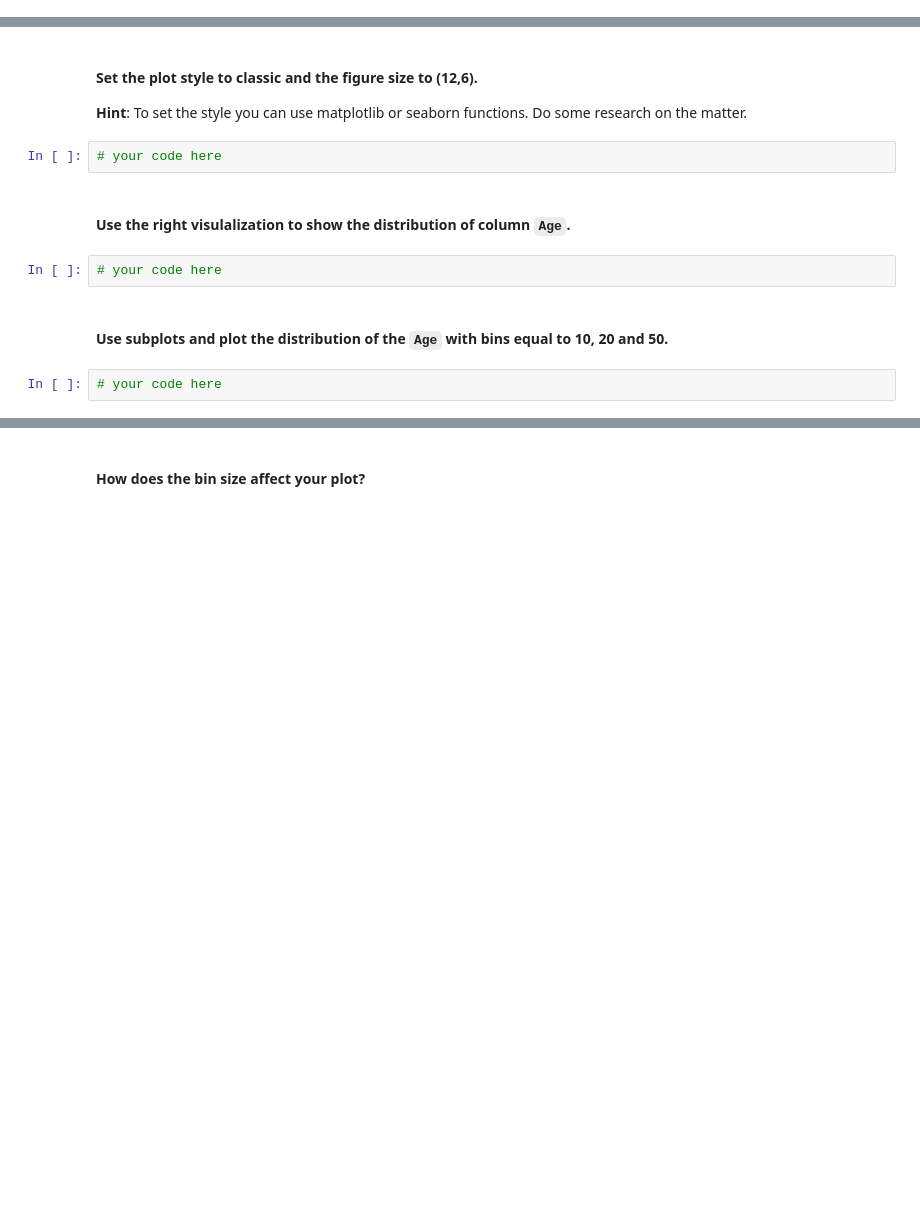
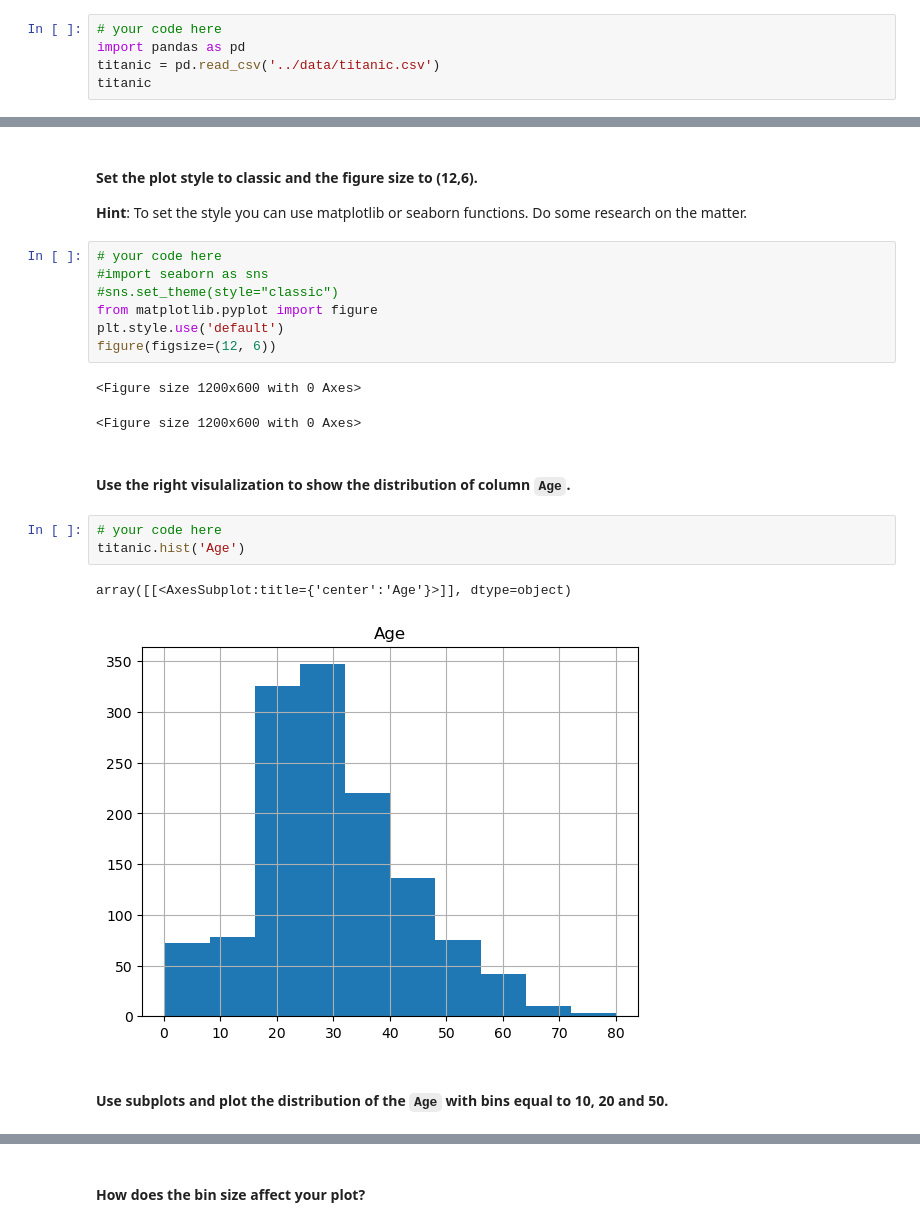
Before and after one commit to jdediegoAb/dataptmad0522_labs, a Jupyter notebook: module-2/matplotlib-seaborn/your-code/main.ipynb, the cells around one changed output, grey strips where cells are left out. Cells and saved outputs as stored; diff of their text form; blank space fills up the shorter version.

Commit message:
matplotlib-seaborn

```diff
--- a/module-2/matplotlib-seaborn/your-code/main.ipynb
+++ b/module-2/matplotlib-seaborn/your-code/main.ipynb
@@ -122,0 +160,5 @@ How the average number of steps change by month. Use the appropriate visualizati
+# %%
+# your code here
+import pandas as pd
+titanic = pd.read_csv('../data/titanic.csv')
+titanic
@@ -136,13 +237,23 @@ How the average number of steps change by month. Use the appropriate visualizati
 # %% [markdown]
 #### Set the plot style to classic and the figure size to (12,6).
 **Hint**: To set the style you can use matplotlib or seaborn functions. Do some research on the matter.
-# %%
-# your code here
+# %%
+# your code here
+#import seaborn as sns
+#sns.set_theme(style="classic")
+from matplotlib.pyplot import figure
+plt.style.use('default')
+figure(figsize=(12, 6))
+# %% [output]
+<Figure size 1200x600 with 0 Axes>
+<Figure size 1200x600 with 0 Axes>
 # %% [markdown]
 #### Use the right visulalization to show the distribution of column `Age`.
 # %%
 # your code here
+titanic.hist('Age')
+# %% [output]
+array([[<AxesSubplot:title={'center':'Age'}>]], dtype=object)
+[figure, added]
 # %% [markdown]
 #### Use subplots and plot the distribution of the `Age`  with bins equal to 10, 20 and 50.
-# %%
-# your code here
```
Also changed, not shown: parts of 20 cells of this notebook, 1 other file.
